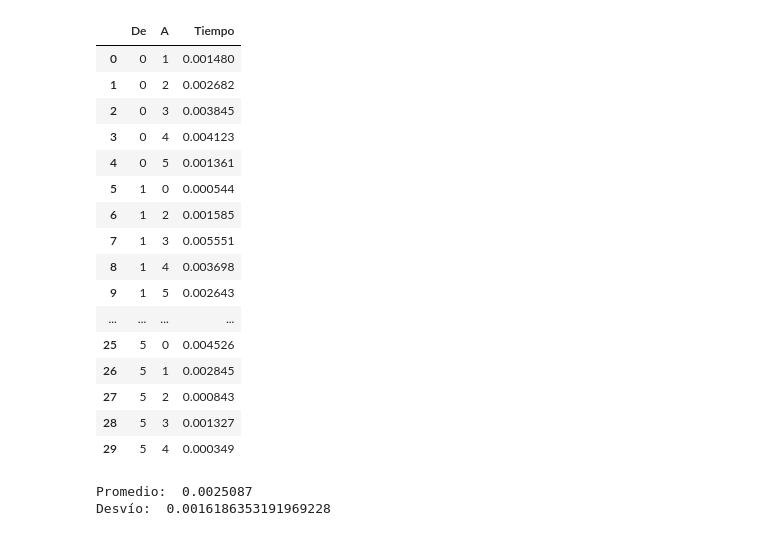
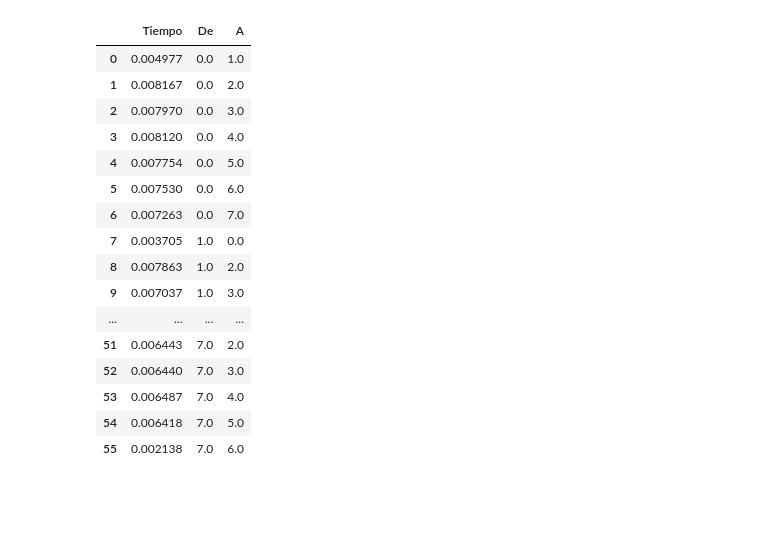
Before and after one commit to justog220/Practica-CAR, a Jupyter notebook: TP 1/EJ 2/análisis.ipynb, the cells around one changed output. Cells and saved outputs as stored; diff of their text form; code cells hidden in the pictures; blank space fills up the shorter version.

```diff
--- a/TP 1/EJ 2/análisis.ipynb
+++ b/TP 1/EJ 2/análisis.ipynb
@@ -56,35 +1,2 @@ for linea in datosPromediados:
 # %%
 import pandas as pd
-# %%
-df = pd.DataFrame(
-    {
-        "De" : info["de"],
-        "A" : info["a"],
-        "Tiempo" : info["tiempo"]
-    }
-)
-df
-# %% [output]
-|  | De | A | Tiempo |
-| 0 | 0 | 1 | 0.001480 |
-| 1 | 0 | 2 | 0.002682 |
-| 2 | 0 | 3 | 0.003845 |
-| 3 | 0 | 4 | 0.004123 |
-| 4 | 0 | 5 | 0.001361 |
-| 5 | 1 | 0 | 0.000544 |
-| 6 | 1 | 2 | 0.001585 |
-| 7 | 1 | 3 | 0.005551 |
-| 8 | 1 | 4 | 0.003698 |
-| 9 | 1 | 5 | 0.002643 |
-| ... | ... | ... | ... |
-| 25 | 5 | 0 | 0.004526 |
-| 26 | 5 | 1 | 0.002845 |
-| 27 | 5 | 2 | 0.000843 |
-| 28 | 5 | 3 | 0.001327 |
-| 29 | 5 | 4 | 0.000349 |
-# %%
-print("Promedio: ", df["Tiempo"].mean())
-print("Desvío: ", df["Tiempo"].std())
-# %% [output]
-Promedio:  0.0025087
-Desvío:  0.0016186353191969228
@@ -90,0 +31,47 @@ Desvío:  0.0016186353191969228
+# %%
+df2 = pd.read_csv("4n2tpn.txt")
+prom2 = {}
+for _, row in df2.iterrows():
+    stringbuf = str(row["De"])+";"+str(row["A"])
+    if not stringbuf in prom2.keys():
+        prom2[stringbuf] = float(row["Tiempo"])
+    else:
+        prom2[stringbuf] += float(row["Tiempo"])
+
+dfProm2 = pd.DataFrame(
+{"Comunicación" : prom2.keys(),
+"Tiempo" : prom2.values()
+}
+)
+
+de = []
+a = []
+for _, row in dfProm2.iterrows():
+    comm = row["Comunicación"]
+    comm = comm.split(sep=";")
+    de.append(comm[0])
+    a.append(comm[1])
+
+dfProm2["De"] = de
+dfProm2["A"] = a
+dfProm2["Tiempo"] = dfProm2["Tiempo"] / (len(df2["De"]/len(dfProm2["Comunicación"])))
+dfProm2.drop("Comunicación", axis=1, inplace=True)
+dfProm2
+# %% [output]
+|  | Tiempo | De | A |
+| 0 | 0.004977 | 0.0 | 1.0 |
+| 1 | 0.008167 | 0.0 | 2.0 |
+| 2 | 0.007970 | 0.0 | 3.0 |
+| 3 | 0.008120 | 0.0 | 4.0 |
+| 4 | 0.007754 | 0.0 | 5.0 |
+| 5 | 0.007530 | 0.0 | 6.0 |
+| 6 | 0.007263 | 0.0 | 7.0 |
+| 7 | 0.003705 | 1.0 | 0.0 |
+| 8 | 0.007863 | 1.0 | 2.0 |
+| 9 | 0.007037 | 1.0 | 3.0 |
+| ... | ... | ... | ... |
+| 51 | 0.006443 | 7.0 | 2.0 |
+| 52 | 0.006440 | 7.0 | 3.0 |
+| 53 | 0.006487 | 7.0 | 4.0 |
+| 54 | 0.006418 | 7.0 | 5.0 |
+| 55 | 0.002138 | 7.0 | 6.0 |
```
Also changed, not shown: parts of 10 cells of this notebook.
